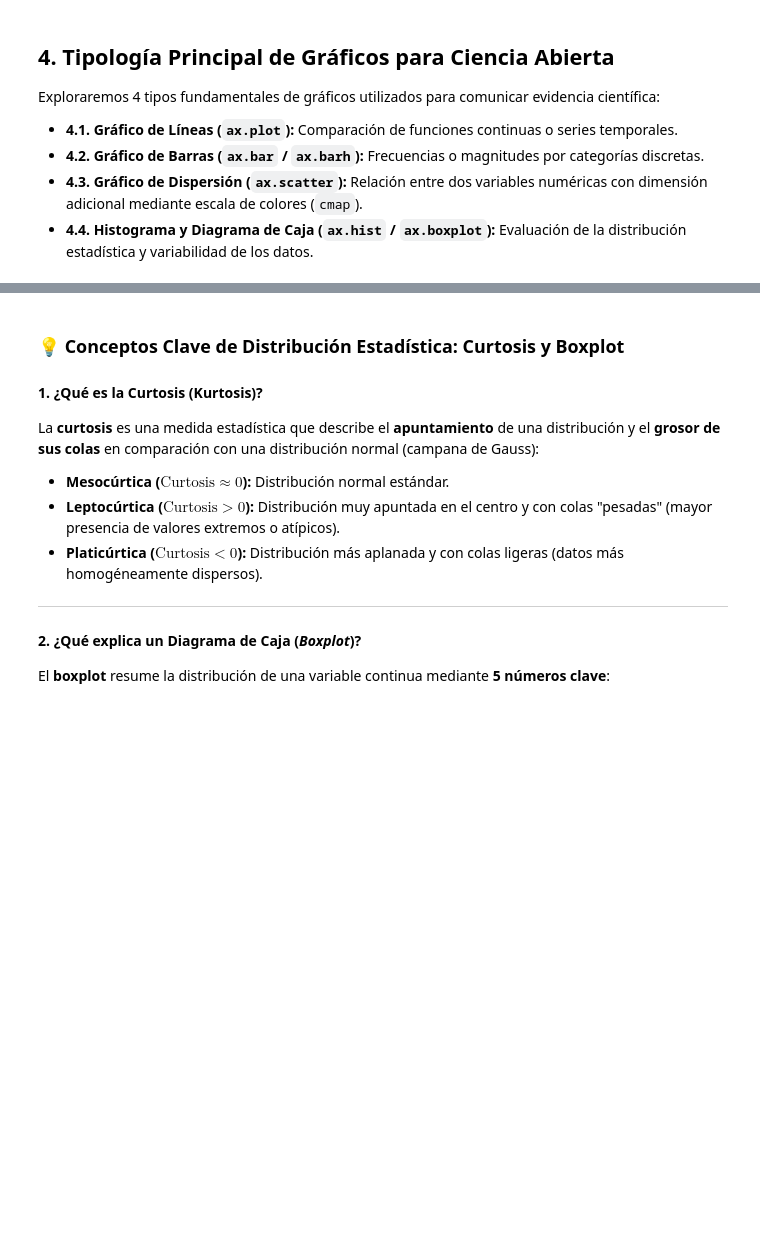
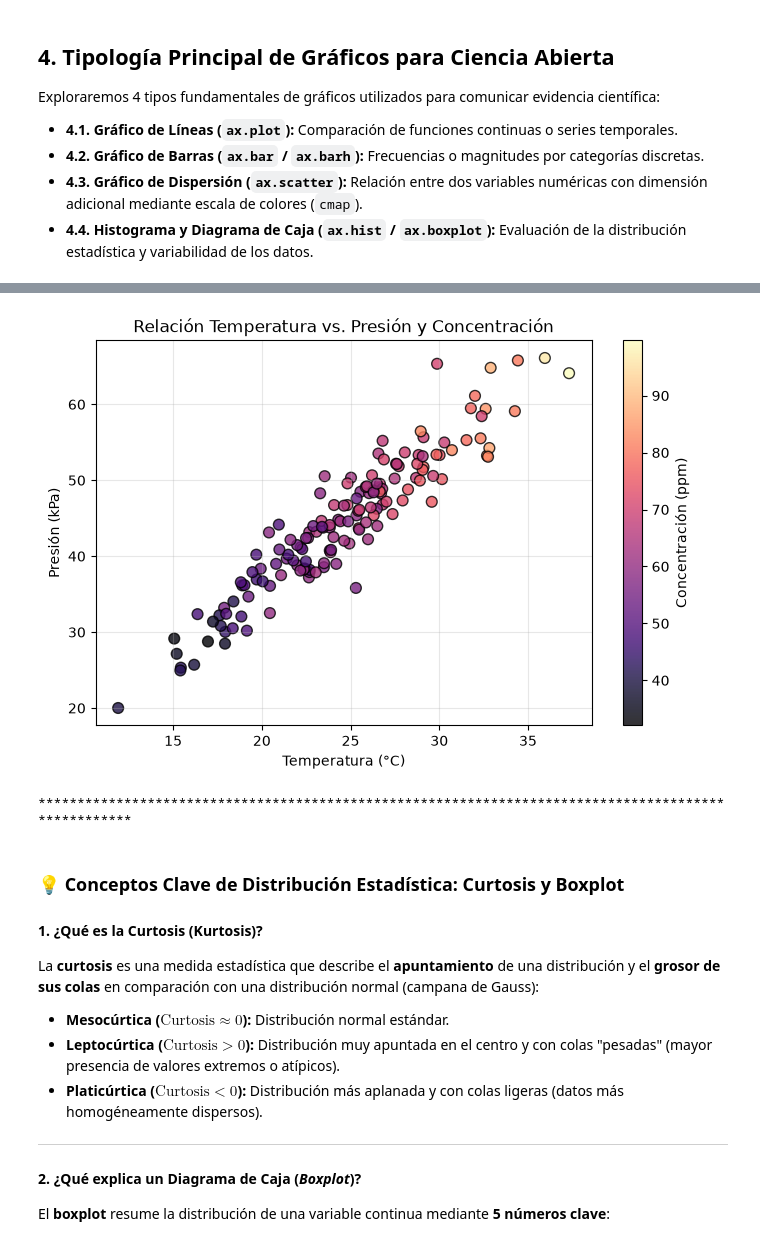
Before and after one commit to guslicem/PYTHON_PARA_CIENCIA_ABIERTA_2, a Jupyter notebook: NOTEBOOKS/08_Intro_Matplotlib.ipynb, the cells around one changed output, grey strips where cells are left out. Saved outputs shown, nothing was run; the diff lists cells and outputs as text; code cells hidden in the pictures; blank space fills up the shorter version.

```diff
--- a/NOTEBOOKS/08_Intro_Matplotlib.ipynb
+++ b/NOTEBOOKS/08_Intro_Matplotlib.ipynb
@@ -162,24 +191,27 @@ linea()
 # %%
 # 4.3. Gráfico de Dispersión (Scatter Plot con Colormap)
 np.random.seed(42)
 n_puntos = 150
 temp = np.random.normal(25, 5, n_puntos)
 presion = temp * 1.8 + np.random.normal(0, 3, n_puntos)
 concentracion = temp * 2.5 + np.random.normal(0, 5, n_puntos)
 
 fig, ax = plt.subplots(figsize=(8, 5))
 cmaps=("magma","cool","hot","viridis","jet")
-scatter = ax.scatter(temp, presion, c=concentracion, cmap=cmaps[4], s=60, alpha=0.8, edgecolors='none')
+scatter = ax.scatter(temp, presion, c=concentracion, cmap=cmaps[0], s=60, alpha=0.8, edgecolors='black')
 
 ax.set_title("Relación Temperatura vs. Presión y Concentración")
 ax.set_xlabel("Temperatura (°C)")
 ax.set_ylabel("Presión (kPa)")
 cbar = fig.colorbar(scatter, ax=ax)
 cbar.set_label("Concentración (ppm)")
 ax.grid(True, alpha=0.3)
 
 plt.show()
 linea()
+# %% [output]
+[figure, added]
+****************************************************************************************************
 # %% [markdown]
 ### 💡 Conceptos Clave de Distribución Estadística: Curtosis y Boxplot
 
```
Also changed, not shown: parts of 15 cells of this notebook, 3 other files.
